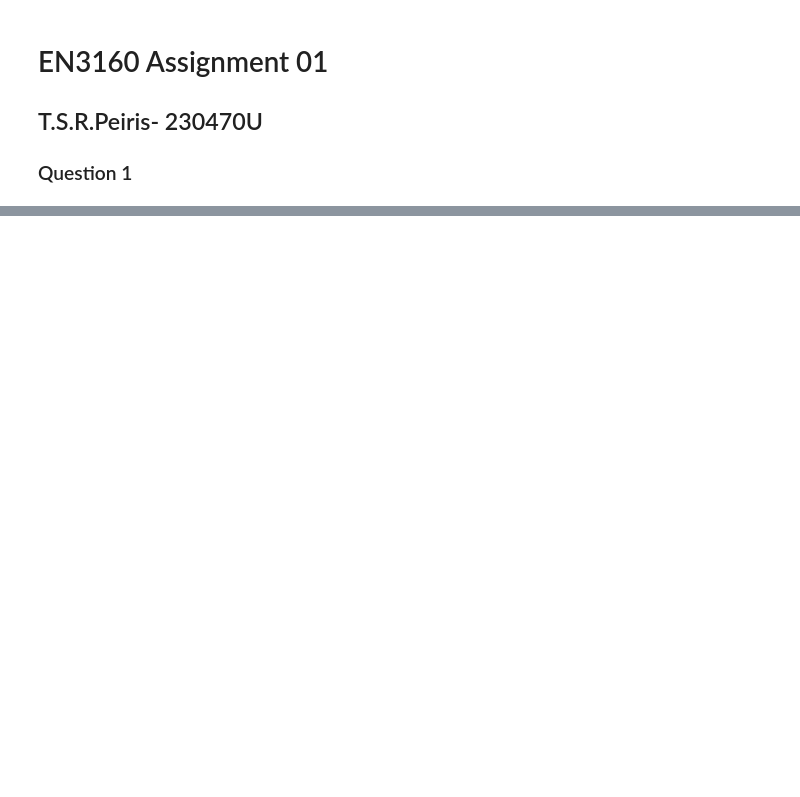
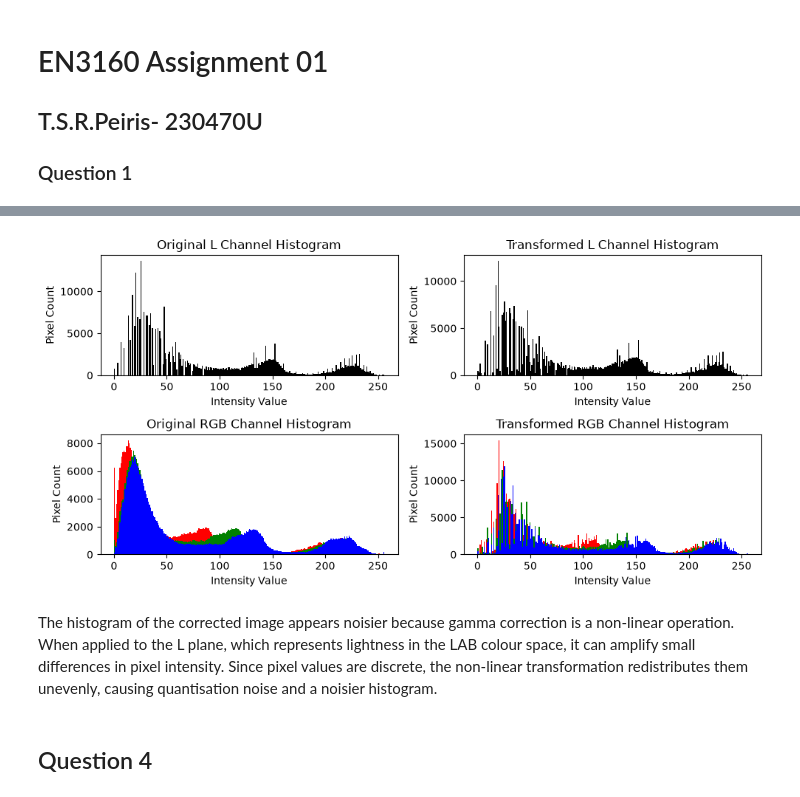
Before and after one commit to angstrom10/EN3160---Image-Processing-and-Machine-Vision, a Jupyter notebook: a-01/assignment.ipynb, the cells around one changed output, grey strips where cells are left out. Cells and saved outputs as stored; diff of their text form; code cells hidden in the pictures; blank space fills up the shorter version.

```diff
--- a/a-01/assignment.ipynb
+++ b/a-01/assignment.ipynb
@@ -45,0 +109,36 @@ The transformation points were selected to increase low intensity pixel values,
+# %%
+L_transformed = cv.split(cv.cvtColor(gamma_transformed, cv.COLOR_BGR2Lab))[0]
+R,G,B = cv.split(f)
+R_transformed,G_transformed,B_transformed = cv.split(gamma_transformed)
+fig, ax = plt.subplots(2, 2, figsize=(10, 5))
+ax[0, 0].hist(L.ravel(), bins=256, range=(0, 256), color='black')
+ax[0, 0].set_title('Original L Channel Histogram')
+ax[0, 1].hist(L_transformed.ravel(), bins=256, range=(0, 256), color='black')
+ax[0, 1].set_title('Transformed L Channel Histogram')
+ax[1, 0].hist(R.ravel(), bins=256, range=(0, 256), color='red')
+ax[1, 0].set_title('Original R Channel Histogram')
+ax[1, 1].hist(R_transformed.ravel(), bins=256, range=(0, 256), color='red')
+ax[1, 1].set_title('Transformed R Channel Histogram')
+ax[1, 0].hist(G.ravel(), bins=256, range=(0, 256), color='green')
+ax[1, 0].set_title('Original G Channel Histogram')
+ax[1, 1].hist(G_transformed.ravel(), bins=256, range=(0, 256), color='green')
+ax[1, 1].set_title('Transformed G Channel Histogram')
+ax[1, 0].hist(B.ravel(), bins=256, range=(0, 256), color='blue')
+ax[1, 0].set_title('Original RGB Channel Histogram')
+ax[1, 1].hist(B_transformed.ravel(), bins=256, range=(0, 256), color='blue')
+ax[1, 1].set_title('Transformed RGB Channel Histogram')
+ax[0, 0].set_xlabel('Intensity Value')
+ax[0, 0].set_ylabel('Pixel Count')
+ax[0, 1].set_xlabel('Intensity Value')
+ax[0, 1].set_ylabel('Pixel Count')
+ax[1, 0].set_xlabel('Intensity Value')
+ax[1, 0].set_ylabel('Pixel Count')
+ax[1, 1].set_xlabel('Intensity Value')
+ax[1, 1].set_ylabel('Pixel Count')
+plt.tight_layout()
+# %% [output]
+[figure, added]
+# %% [markdown]
+The histogram of the corrected image appears noisier because gamma correction is a non-linear operation. When applied to the L plane, which represents lightness in the LAB colour space, it can amplify small differences in pixel intensity. Since pixel values are discrete, the non-linear transformation redistributes them unevenly, causing quantisation noise and a noisier histogram.
+# %% [markdown]
+## Question 4
```
Also changed, not shown: parts of 8 cells of this notebook.
